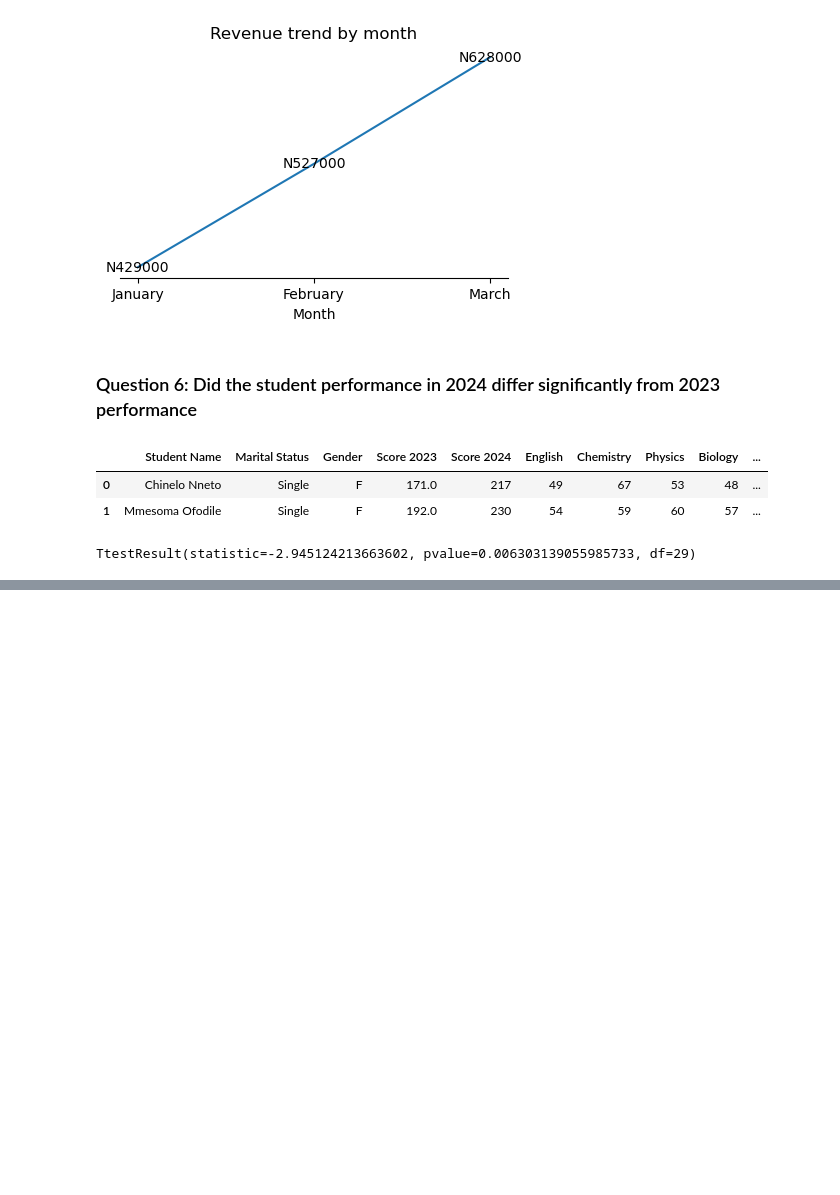
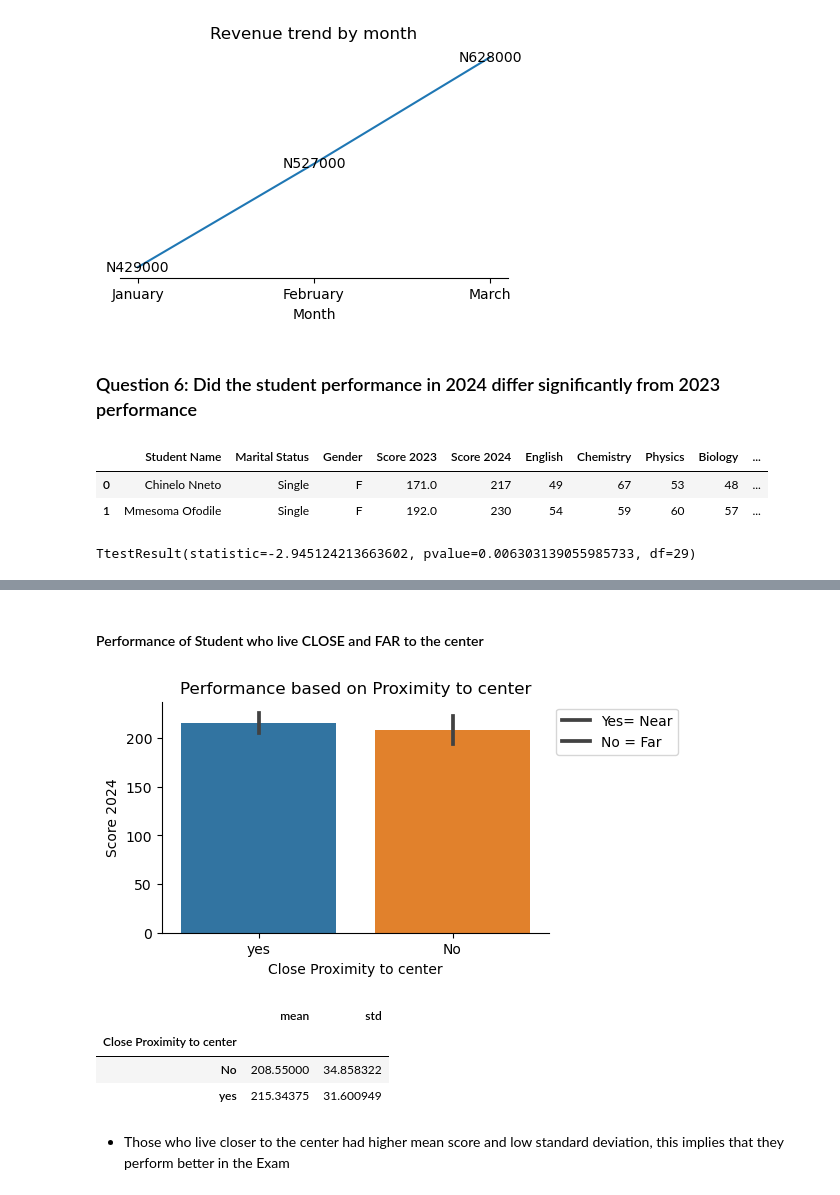
Before and after one commit to valezenwanne/Performance_of_UltraBrain_Students_in_2024_JAMB_Exam, a Jupyter notebook: Performance of Ultra-Brain Student in 2024 JAMB.ipynb, the cells around one changed output, grey strips where cells are left out. Drawn from its saved outputs; the diff is of its cells as text; code cells hidden in the pictures; blank space fills up the shorter version.

```diff
--- a/Performance of Ultra-Brain Student in 2024 JAMB.ipynb
+++ b/Performance of Ultra-Brain Student in 2024 JAMB.ipynb
@@ -1188,0 +1220,26 @@ TtestResult(statistic=-2.945124213663602, pvalue=0.006303139055985733, df=29)
+# %% [markdown]
+#### Performance of Student who live CLOSE and FAR to the center
+# %%
+# plotting a barplot of the 2024 JAMB score of student who live close and Far
+
+fig, ax = plt.subplots(figsize=[5,3])
+
+sns.barplot(data=df, x='Close Proximity to center', y='Score 2024')
+
+#add title
+ax.set_title('Performance based on Proximity to center')
+ax.spines[['top','right']].set_visible(False)
+ax.legend(['Yes= Near', 'No = Far'], bbox_to_anchor=(1,1))
+
+plt.show()
+# %% [output]
+[figure, added]
+# %%
+df.groupby(['Close Proximity to center']).agg(mean=('Score 2024', 'mean'), std=('Score 2024', 'std'))
+# %% [output]
+|  | mean | std |
+| Close Proximity to center |  |  |
+| No | 208.55000 | 34.858322 |
+| yes | 215.34375 | 31.600949 |
+# %% [markdown]
+- Those who live closer to the center had higher mean score and low standard deviation, this implies that they perform better in the Exam
```
Also changed, not shown: parts of 12 cells of this notebook.
